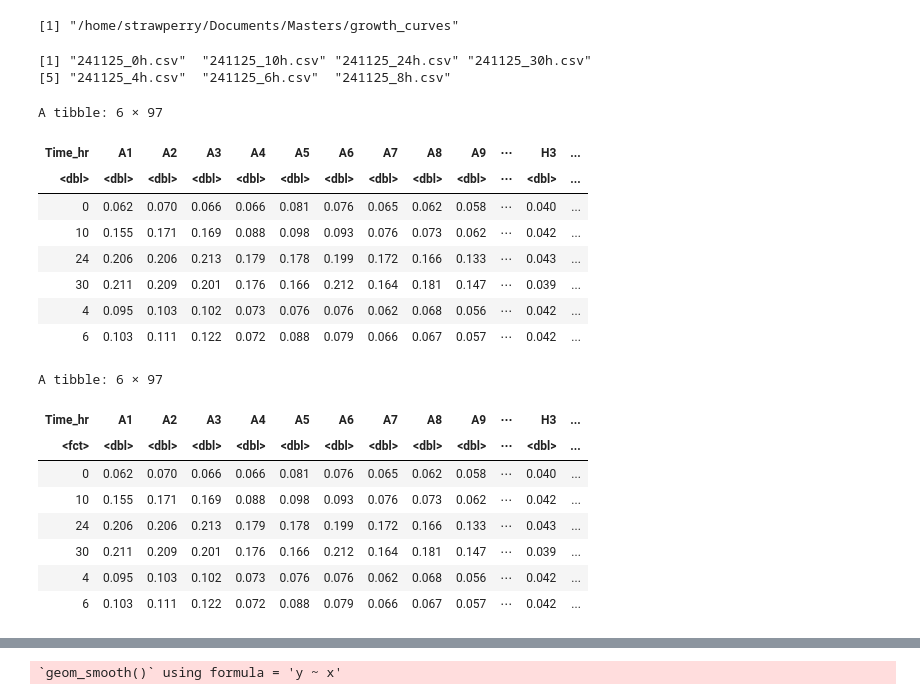
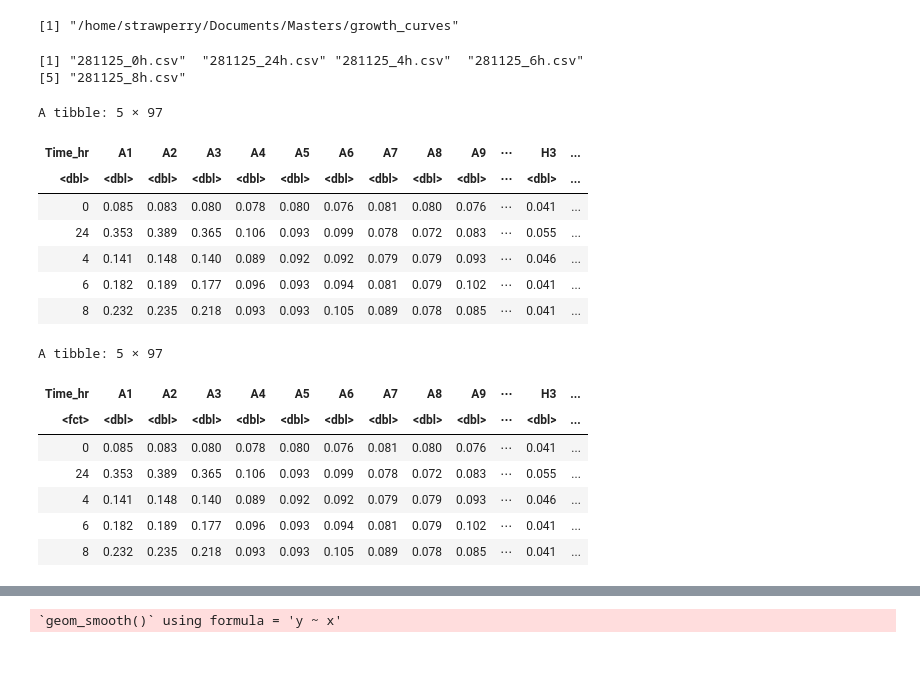
Before and after one commit to joaoordine/skin_coculture, a Jupyter notebook: combine_single_tps.ipynb, the cells around one changed output, grey strips where cells are left out. Drawn from its saved outputs; the diff is of its cells as text; code cells hidden in the pictures; blank space fills up the shorter version.

```diff
--- a/combine_single_tps.ipynb
+++ b/combine_single_tps.ipynb
@@ -33,7 +33,7 @@ getwd()
 # %% [output]
 [1] "/home/strawperry/Documents/Masters/growth_curves"
 # %%
-pattern <- "^241125_.*h\\.csv$"   # files starting with 181125 and ending in h.csv
+pattern <- "^281125_.*h\\.csv$"   # files starting with 181125 and ending in h.csv
 # %%
 # ---- FUNCTION TO PROCESS A SINGLE FILE ----
 process_plate_file <- function(file) {
@@ -81,39 +81,37 @@ process_plate_file <- function(file) {
 file_list <- list.files(pattern = pattern)
 file_list
 # %% [output]
-[1] "241125_0h.csv"  "241125_10h.csv" "241125_24h.csv" "241125_30h.csv"
-[5] "241125_4h.csv"  "241125_6h.csv"  "241125_8h.csv"
+[1] "281125_0h.csv"  "281125_24h.csv" "281125_4h.csv"  "281125_6h.csv"
+[5] "281125_8h.csv"
 # %%
 all_data <- file_list %>%
   map_dfr(process_plate_file)
 head(all_data)
 # %% [output]
-A tibble: 6 × 97
+A tibble: 5 × 97
 | Time_hr | A1 | A2 | A3 | A4 | A5 | A6 | A7 | A8 | A9 | ⋯ | H3 | ... |
 | <dbl> | <dbl> | <dbl> | <dbl> | <dbl> | <dbl> | <dbl> | <dbl> | <dbl> | <dbl> | ⋯ | <dbl> | ... |
-| 0 | 0.062 | 0.070 | 0.066 | 0.066 | 0.081 | 0.076 | 0.065 | 0.062 | 0.058 | ⋯ | 0.040 | ... |
-| 10 | 0.155 | 0.171 | 0.169 | 0.088 | 0.098 | 0.093 | 0.076 | 0.073 | 0.062 | ⋯ | 0.042 | ... |
-| 24 | 0.206 | 0.206 | 0.213 | 0.179 | 0.178 | 0.199 | 0.172 | 0.166 | 0.133 | ⋯ | 0.043 | ... |
-| 30 | 0.211 | 0.209 | 0.201 | 0.176 | 0.166 | 0.212 | 0.164 | 0.181 | 0.147 | ⋯ | 0.039 | ... |
-| 4 | 0.095 | 0.103 | 0.102 | 0.073 | 0.076 | 0.076 | 0.062 | 0.068 | 0.056 | ⋯ | 0.042 | ... |
-| 6 | 0.103 | 0.111 | 0.122 | 0.072 | 0.088 | 0.079 | 0.066 | 0.067 | 0.057 | ⋯ | 0.042 | ... |
+| 0 | 0.085 | 0.083 | 0.080 | 0.078 | 0.080 | 0.076 | 0.081 | 0.080 | 0.076 | ⋯ | 0.041 | ... |
+| 24 | 0.353 | 0.389 | 0.365 | 0.106 | 0.093 | 0.099 | 0.078 | 0.072 | 0.083 | ⋯ | 0.055 | ... |
+| 4 | 0.141 | 0.148 | 0.140 | 0.089 | 0.092 | 0.092 | 0.079 | 0.079 | 0.093 | ⋯ | 0.046 | ... |
+| 6 | 0.182 | 0.189 | 0.177 | 0.096 | 0.093 | 0.094 | 0.081 | 0.079 | 0.102 | ⋯ | 0.041 | ... |
+| 8 | 0.232 | 0.235 | 0.218 | 0.093 | 0.093 | 0.105 | 0.089 | 0.078 | 0.085 | ⋯ | 0.041 | ... |
 # %%
-desired_levels <- c(0, 2, 4, 6, 8, 10, 24, 30) # put the time points measured here
+desired_levels <- c(0, 4, 6, 8, 24) # put the time points measured here
 
 all_data <- all_data %>%
   mutate(Time_hr = factor(Time_hr, levels = desired_levels))
 
 head(all_data)
 # %% [output]
-A tibble: 6 × 97
+A tibble: 5 × 97
 | Time_hr | A1 | A2 | A3 | A4 | A5 | A6 | A7 | A8 | A9 | ⋯ | H3 | ... |
 | <fct> | <dbl> | <dbl> | <dbl> | <dbl> | <dbl> | <dbl> | <dbl> | <dbl> | <dbl> | ⋯ | <dbl> | ... |
-| 0 | 0.062 | 0.070 | 0.066 | 0.066 | 0.081 | 0.076 | 0.065 | 0.062 | 0.058 | ⋯ | 0.040 | ... |
-| 10 | 0.155 | 0.171 | 0.169 | 0.088 | 0.098 | 0.093 | 0.076 | 0.073 | 0.062 | ⋯ | 0.042 | ... |
-| 24 | 0.206 | 0.206 | 0.213 | 0.179 | 0.178 | 0.199 | 0.172 | 0.166 | 0.133 | ⋯ | 0.043 | ... |
-| 30 | 0.211 | 0.209 | 0.201 | 0.176 | 0.166 | 0.212 | 0.164 | 0.181 | 0.147 | ⋯ | 0.039 | ... |
-| 4 | 0.095 | 0.103 | 0.102 | 0.073 | 0.076 | 0.076 | 0.062 | 0.068 | 0.056 | ⋯ | 0.042 | ... |
-| 6 | 0.103 | 0.111 | 0.122 | 0.072 | 0.088 | 0.079 | 0.066 | 0.067 | 0.057 | ⋯ | 0.042 | ... |
+| 0 | 0.085 | 0.083 | 0.080 | 0.078 | 0.080 | 0.076 | 0.081 | 0.080 | 0.076 | ⋯ | 0.041 | ... |
+| 24 | 0.353 | 0.389 | 0.365 | 0.106 | 0.093 | 0.099 | 0.078 | 0.072 | 0.083 | ⋯ | 0.055 | ... |
+| 4 | 0.141 | 0.148 | 0.140 | 0.089 | 0.092 | 0.092 | 0.079 | 0.079 | 0.093 | ⋯ | 0.046 | ... |
+| 6 | 0.182 | 0.189 | 0.177 | 0.096 | 0.093 | 0.094 | 0.081 | 0.079 | 0.102 | ⋯ | 0.041 | ... |
+| 8 | 0.232 | 0.235 | 0.218 | 0.093 | 0.093 | 0.105 | 0.089 | 0.078 | 0.085 | ⋯ | 0.041 | ... |
 # %%
 od_tp <- all_data
 # %%
```
Also changed, not shown: parts of 6 cells of this notebook, 2 other files.
